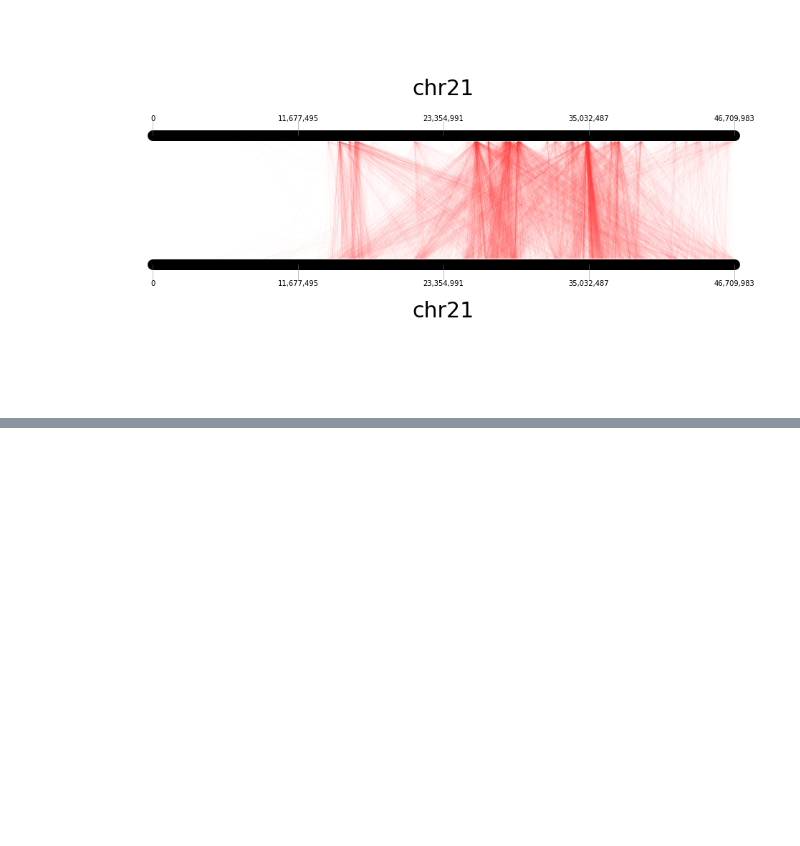
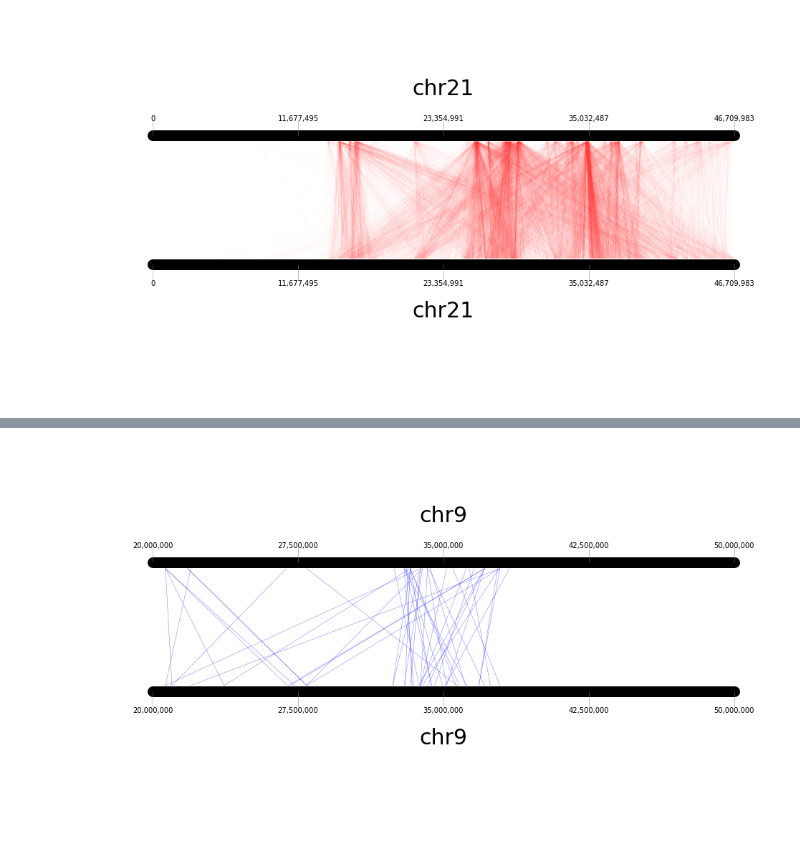
Before and after one commit to joreynajr/GIVE-UP, a Jupyter notebook: scripts/Chrom_Interaction_Map.ipynb, the cells around one changed output, grey strips where cells are left out. Saved outputs shown, nothing was run; the diff lists cells and outputs as text; code cells hidden in the pictures; blank space fills up the shorter version.

Commit message:
Futra pairs

```diff
--- a/scripts/Chrom_Interaction_Map.ipynb
+++ b/scripts/Chrom_Interaction_Map.ipynb
@@ -273,0 +327,2 @@ chrom_plot = plot_interactions(HFF, chrom, (0, pos), chrom, (0, pos), line_color
+# %%
+futra = read_futra('./pancanfus.txt.gz')
@@ -273,0 +349,5 @@ chrom_plot = plot_interactions(HFF, chrom, (0, pos), chrom, (0, pos), line_color
+# %%
+fig_futra = plot_interactions(futra, 'chr9', (20000000, 50000000), 'chr9', (20000000, 50000000), line_color='blue',
+                              alpha = 0.5, linewidth = 0.5, output=outputs, name ='Futra')
+# %% [output]
+[figure, added]
```
Also changed, not shown: parts of 8 cells of this notebook.
